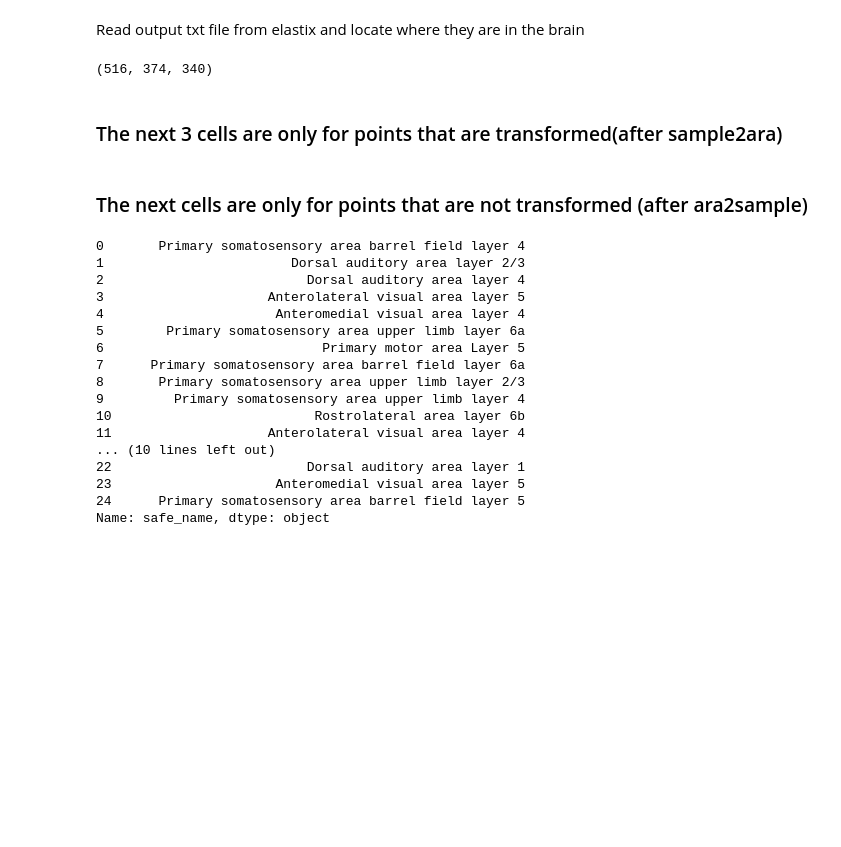
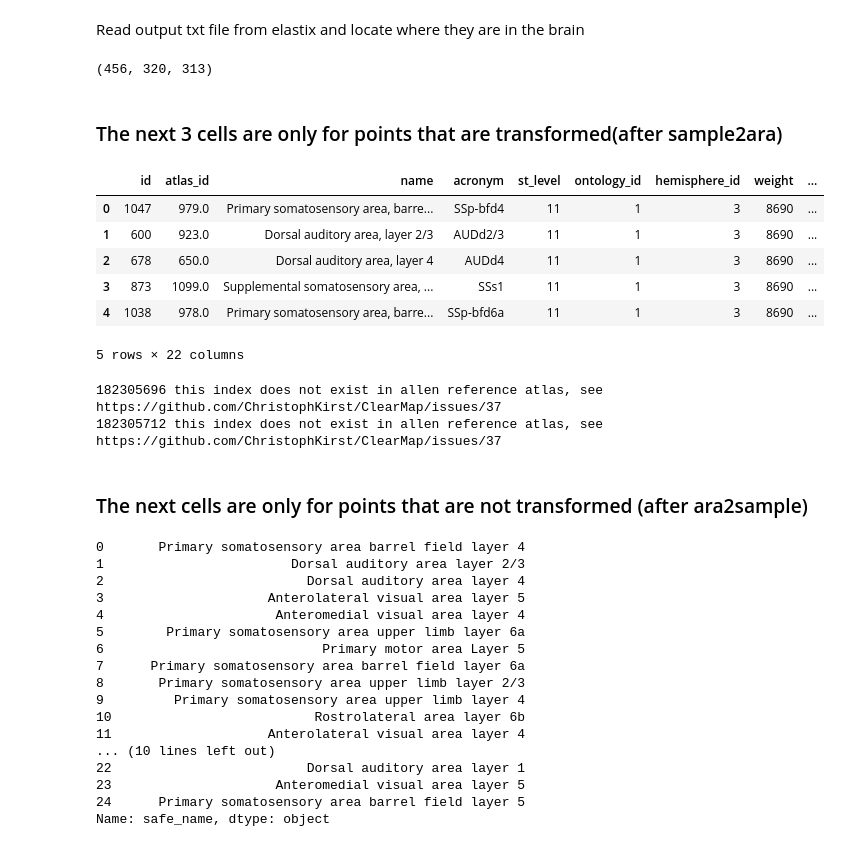
Before and after one commit to YANQI-LIU/Image_Registration, a Jupyter notebook: GetLocationsOfAnnotation.ipynb, the cells around one changed output. Drawn from its saved outputs; the diff is of its cells as text; code cells hidden in the pictures; blank space fills up the shorter version.

```diff
--- a/GetLocationsOfAnnotation.ipynb
+++ b/GetLocationsOfAnnotation.ipynb
@@ -22,7 +22,7 @@ import random
 
 import seaborn as sns
 # %%
-points_name=fdialog.askopenfile( title='Select the downsampled points').name
+points_name=fdialog.askopenfile( title='Select the downsampled points(transformed if sample2ara, non-transformed if ara2sample)').name
 
 atlas_name=fdialog.askopenfile( title='Select the corresponding atlas').name
 
@@ -32,7 +32,7 @@ atlas= sitk.ReadImage(atlas_name)
 
 atlas.GetSize()
 # %% [output]
-(516, 374, 340)
+(456, 320, 313)
 # %%
 # csv_name=fdialog.askopenfile(initialdir='D:\', title='Select the csv file with labels').name
 
@@ -63,32 +63,47 @@ for lines in outputpoint:
 # %%
 points_in_atlas=[int(atlas[i]) for i in all_points ]
 
-unique_id=set(points_in_atlas)
+unique_id_inbrain=set(points_in_atlas)
 
 our_regions=atlas_labels.loc[atlas_labels['id'].isin (unique_id)]
 
 id_withcounts=[]
 for i in unique_id:
     id_withcounts.append([i, points_in_atlas.count(i)])
 
 new_df= pd.DataFrame(id_withcounts, columns=['id', 'counts'])
 our_regionWcounts=pd.merge(atlas_labels, new_df)
 our_regionWcounts.head()
+# %% [output]
+|  | id | atlas_id | name | acronym | st_level | ontology_id | hemisphere_id | weight | ... |
+| 0 | 1047 | 979.0 | Primary somatosensory area, barre... | SSp-bfd4 | 11 | 1 | 3 | 8690 | ... |
+| 1 | 600 | 923.0 | Dorsal auditory area, layer 2/3 | AUDd2/3 | 11 | 1 | 3 | 8690 | ... |
+| 2 | 678 | 650.0 | Dorsal auditory area, layer 4 | AUDd4 | 11 | 1 | 3 | 8690 | ... |
+| 3 | 873 | 1099.0 | Supplemental somatosensory area, ... | SSs1 | 11 | 1 | 3 | 8690 | ... |
+| 4 | 1038 | 978.0 | Primary somatosensory area, barre... | SSp-bfd6a | 11 | 1 | 3 | 8690 | ... |
+5 rows × 22 columns
 # %%
 # In case of suboptimal registration, some points will fall out of the atlas (and will give a 0 index)
 # check for this and thrown a warning
 
-f3=[]
+id_inatlas=[]
 for x in atlas_labels['id']:
     intID = int(x)
-    f3.append(intID)
+    id_inatlas.append(intID)
 
 # need to format this first ourselves,otherwise problematic for 0 and very large numbers (idk why)
 
-for test in unique_id:
-    if test not in f3:
-        print(test,'this index does not exist in allen reference atlas, consider possible suboptimal image registration')
-        warnings.warn('Consider possible suboptimal image registration')
+for id_inbrain in unique_id_inbrain:
+    if id_inbrain not in id_inatlas:
+        if id_inbrain==0:
+
+            print(id_inbrain,'this index is outside of the brain, consider possible suboptimal image registration')
+        else:
+            print(id_inbrain,'this index does not exist in allen reference atlas, see https://github.com/ChristophKirst/ClearMap/issues/37')
+        warnings.warn('Some points do not have corresponding labels')
+# %% [output]
+182305696 this index does not exist in allen reference atlas, see https://github.com/ChristophKirst/ClearMap/issues/37
+182305712 this index does not exist in allen reference atlas, see https://github.com/ChristophKirst/ClearMap/issues/37
 # %% [markdown]
 ### The next cells are only for points that are not transformed (after ara2sample)
 # %%
```
Also changed, not shown: parts of 15 cells of this notebook, 4 other files.
